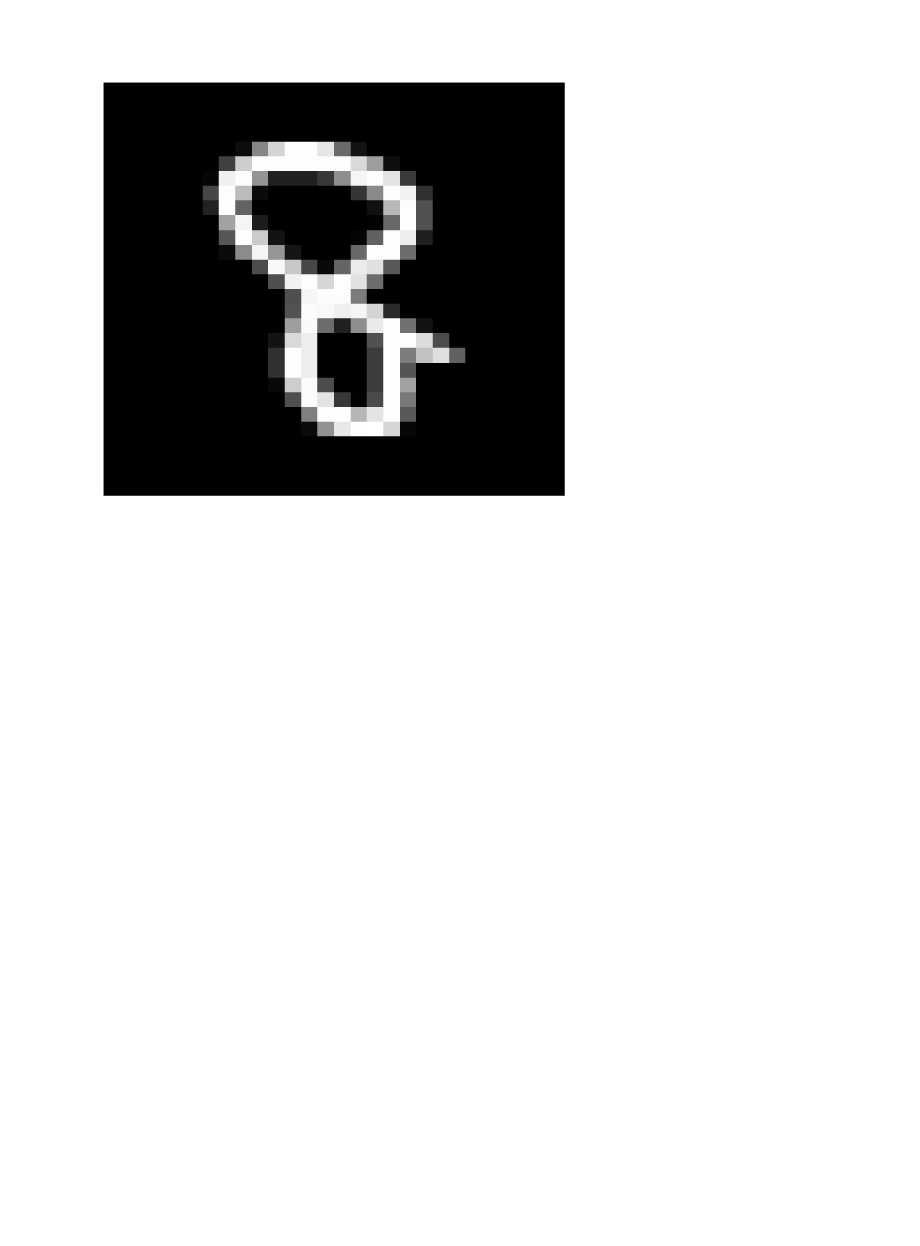
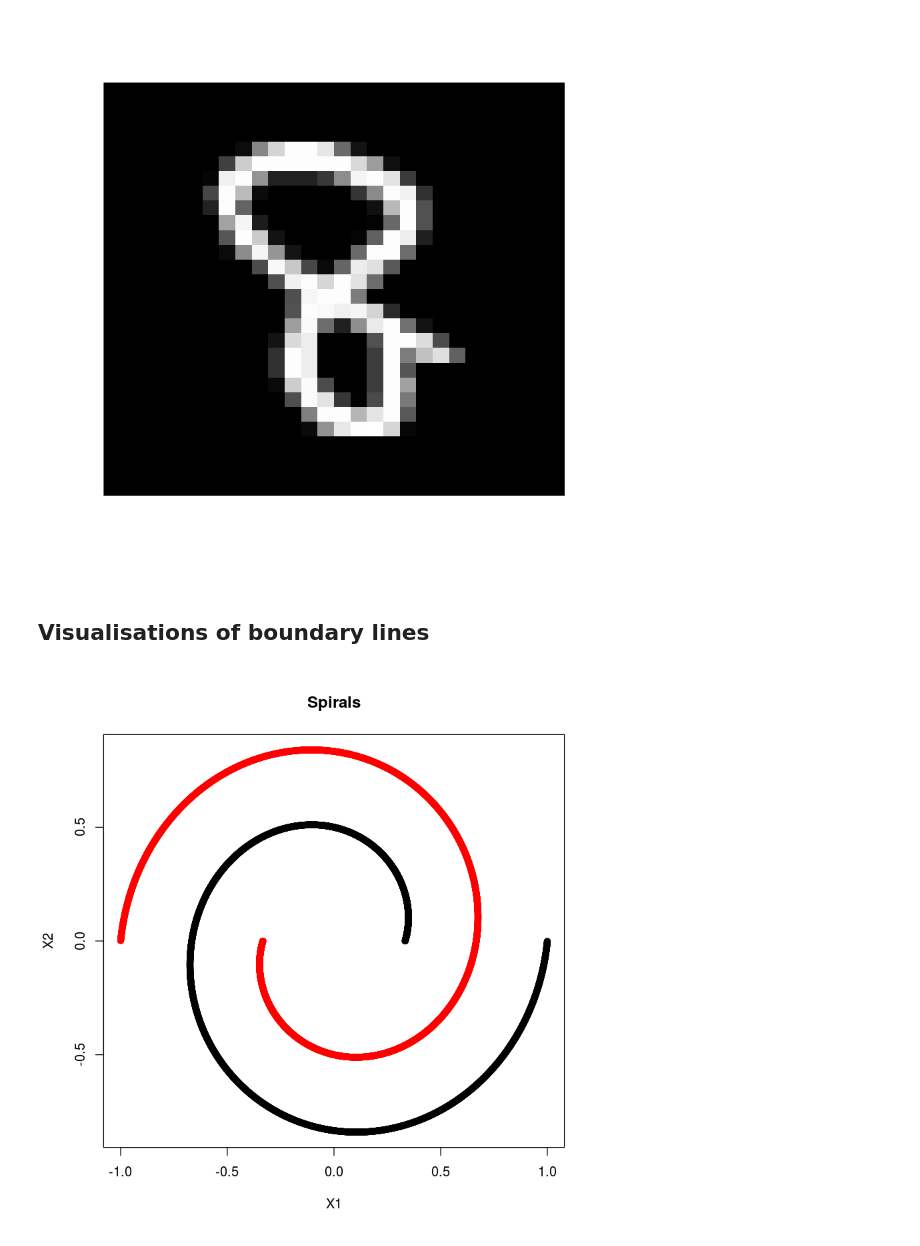
Before and after one commit to ilkarman/DemoNeuralNet, a Jupyter notebook: 03_NeuralNet.ipynb, the cells around one changed output. Drawn from its saved outputs; the diff is of its cells as text; code cells hidden in the pictures; blank space fills up the shorter version.

Commit message:
Boundary Line vis

```diff
--- a/03_NeuralNet.ipynb
+++ b/03_NeuralNet.ipynb
@@ -488,3 +467,16 @@ which.max(feedforward(test_x, biases, weights))-1
 # %% [output]
 [1] 8
 [figure]
+# %% [markdown]
+## Visualisations of boundary lines
+# %%
+# Load some spiral data
+library(mlbench)
+data_df <- as.data.frame(mlbench.spirals(10000))
+
+# Looks pretty cool
+plot(x=data_df[,1], y=data_df[,2], cex = 1, col=data_df[,3],
+     main = "Spirals",
+     xlab = "X1", ylab = "X2")
+# %% [output]
+[figure, added]
```
Also changed, not shown: parts of 18 cells of this notebook, 1 other file.
